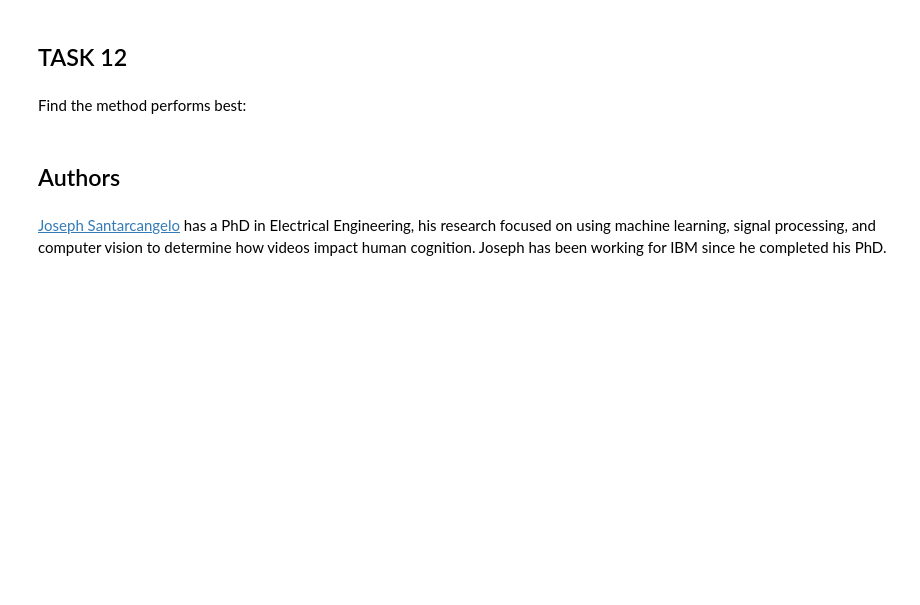
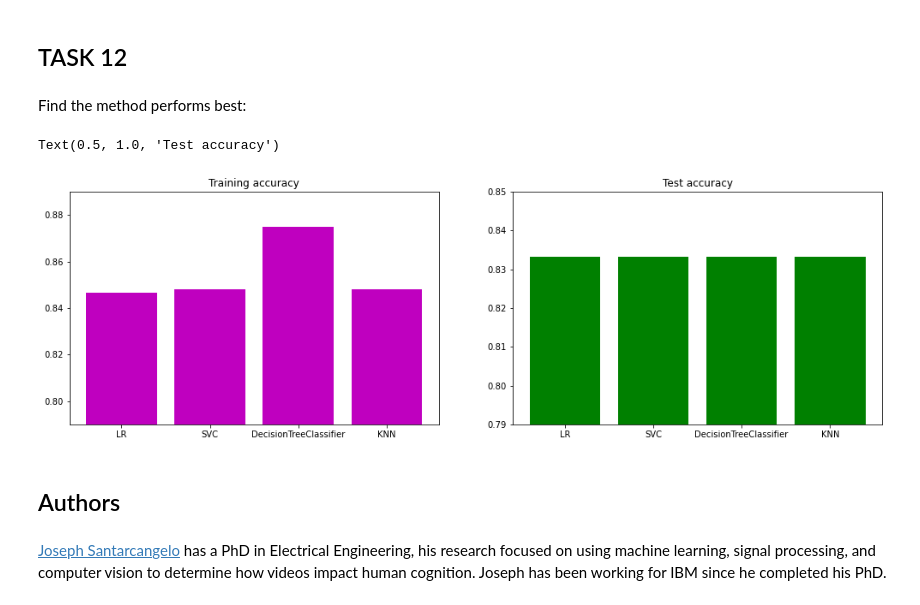
Before and after one commit to henockmamo54/test_coursera, a Jupyter notebook: SpaceX_Machine Learning Prediction_Part_5.ipynb, the cells around one changed output. Cells and saved outputs as stored; diff of their text form; code cells hidden in the pictures; blank space fills up the shorter version.

```diff
--- a/SpaceX_Machine Learning Prediction_Part_5.ipynb
+++ b/SpaceX_Machine Learning Prediction_Part_5.ipynb
@@ -319,6 +319,26 @@ plot_confusion_matrix(Y_test,yhat)
 ## TASK  12
 # %% [markdown]
 Find the method performs best:
+# %%
+from matplotlib import pyplot as plt
+plt.figure(figsize=(17,5))
+
+al=['LR','SVC','DecisionTreeClassifier','KNN']
+test_acc=[0.8333333333333334,0.8333333333333334,0.8333333333333334,0.8333333333333334]
+train_acc=[0.8464285714285713,0.8482142857142856,0.875,0.8482142857142858]
+
+plt.subplot(1,2,1)
+plt.bar(x=al,height=train_acc,color='m')
+plt.ylim([0.79,0.89])
+plt.title('Training accuracy')
+
+plt.subplot(1,2,2)
+plt.bar(x=al,height=test_acc,color ='g')
+plt.ylim([0.79,0.85])
+plt.title('Test accuracy')
+# %% [output]
+Text(0.5, 1.0, 'Test accuracy')
+[figure, added]
 # %% [markdown]
 ## Authors
 # %% [markdown]
```
